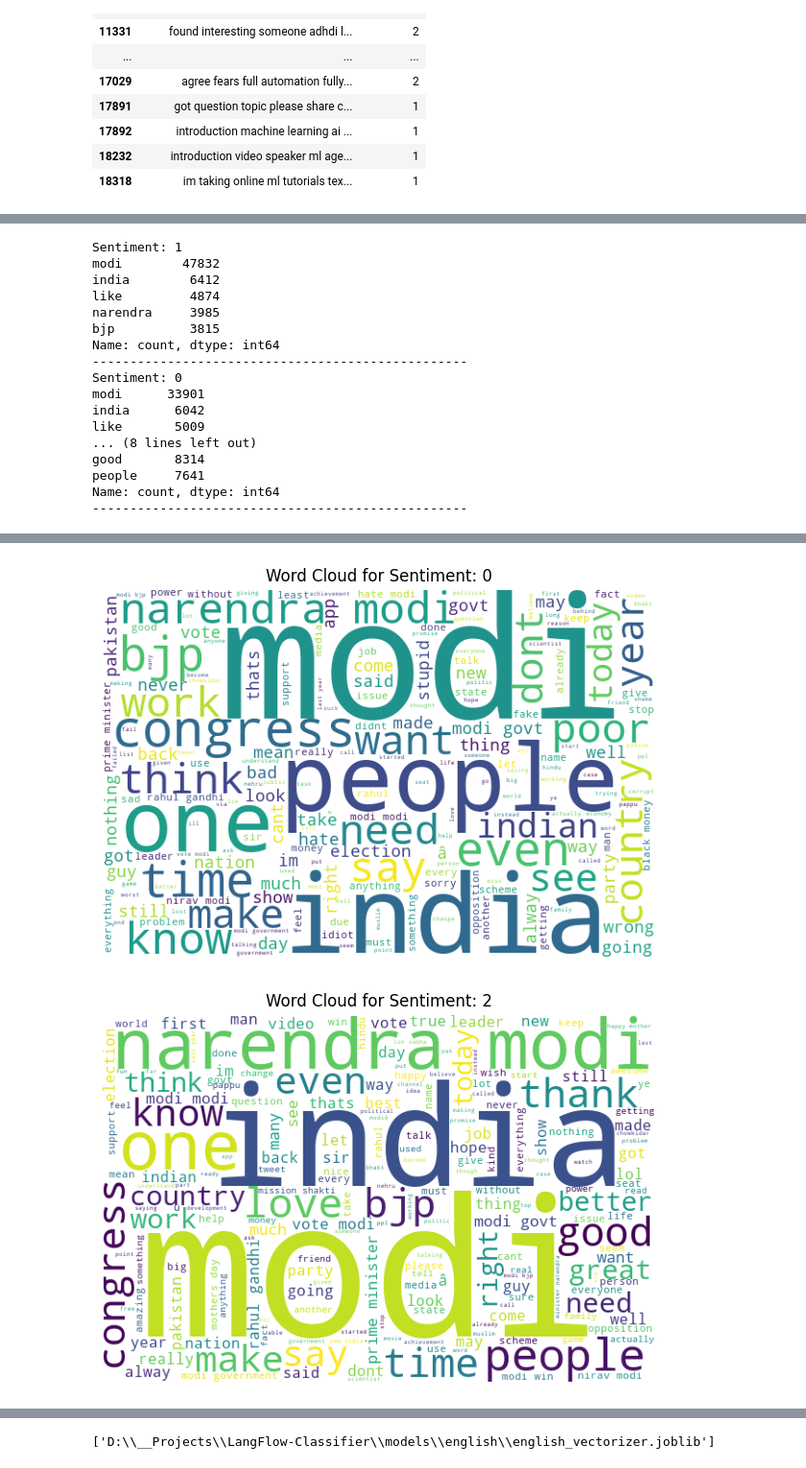
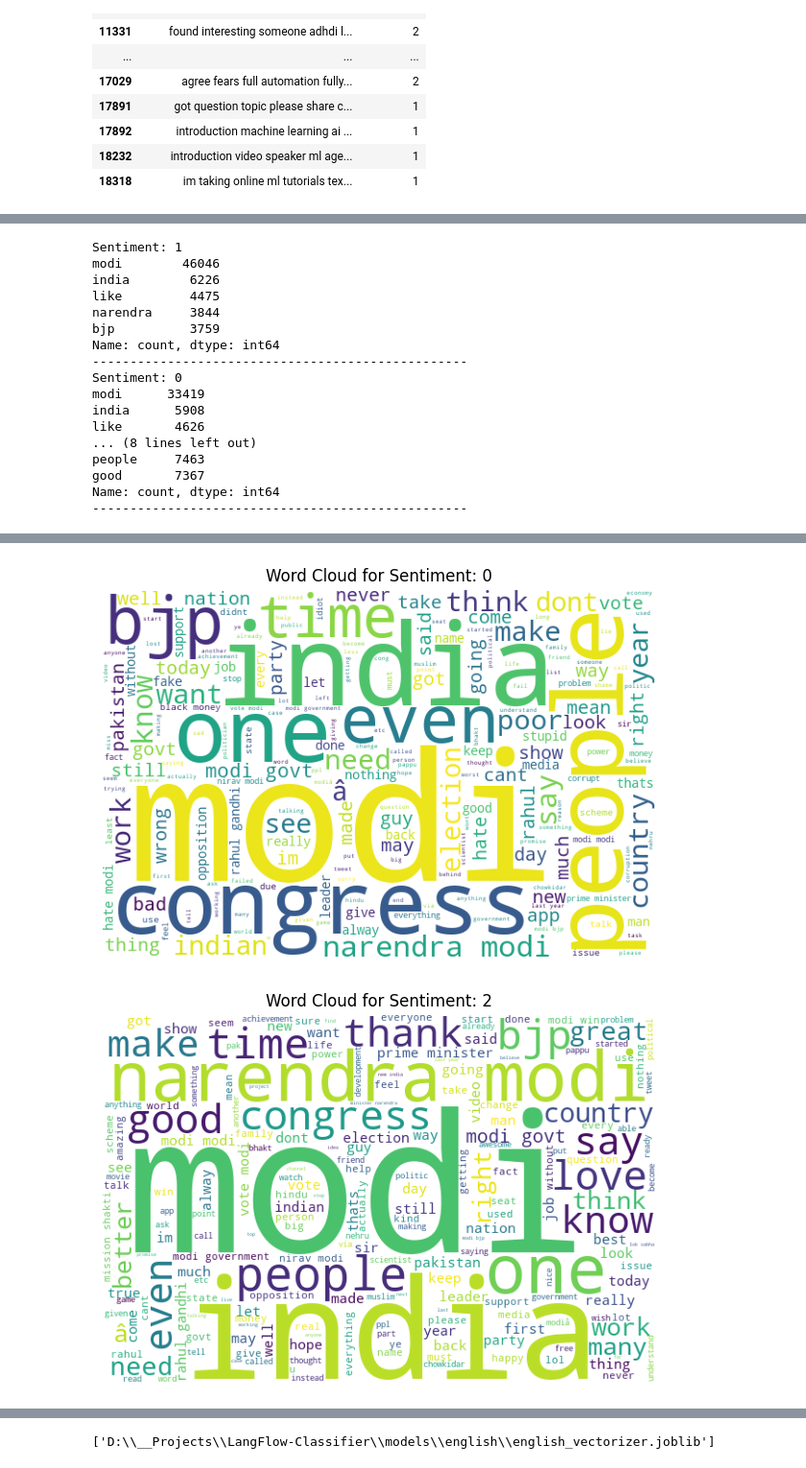
Before and after one commit to abdelwahab798/LangFlow-Classifier, a Jupyter notebook: expierment/english.ipynb, the cells around one changed output, grey strips where cells are left out. Shown at 96% size. Drawn from its saved outputs; the diff is of its cells as text; code cells hidden in the pictures.

Commit message:
lang classifier is done

```diff
--- a/expierment/english.ipynb
+++ b/expierment/english.ipynb
@@ -3,4 +3,4 @@ import pandas as pd
 import seaborn as sns
 import matplotlib.pyplot as plt
 # %%
-df=pd.read_csv(r"D:\__Projects\LangFlow-Classifier\Data\English\sentiment_data.csv")
+df=pd.read_csv(r"D:\__Projects\LangFlow-Classifier\Data\English\original\sentiment_data.csv")
@@ -47,6 +67,7 @@ df.duplicated().sum()
 26809
 # %%
 df.dropna(inplace=True)
+df.drop_duplicates(inplace=True)
 # %%
 print(df["Comment"].str.len().describe())
 sns.displot(df["Comment"].str.len())
@@ -120,5 +141,4 @@ def clean_text(text):
     text= re.sub(r'[^\w\s]', '', text)
     text=' '.join(word for word in text.split() if word not in stop_words)
     return text
+df["text"]=df["Comment"].apply(clean_text)
-# %%
-df["Cleaned_Comment"]=df["Comment"].apply(clean_text)
@@ -148,32 +164,32 @@ nz retailers don’t even contactless credit card machines like paywave support
 def commom_word_per_label(df):
     for l in df["Sentiment"].unique():
         print(f"Sentiment: {l}")
-        common_words = df[df["Sentiment"]==l]["Cleaned_Comment"].str.split(expand=True).stack().value_counts().head(5)
+        common_words = df[df["Sentiment"]==l]["text"].str.split(expand=True).stack().value_counts().head(5)
         print(common_words)
         print("-" * 50)
 commom_word_per_label(df)
 # %% [output]
 Sentiment: 1
-modi        47832
-india        6412
-like         4874
-narendra     3985
-bjp          3815
+modi        46046
+india        6226
+like         4475
+narendra     3844
+bjp          3759
 Name: count, dtype: int64
 --------------------------------------------------
 Sentiment: 0
-modi      33901
-india      6042
-like       5009
+modi      33419
+india      5908
+like       4626
 ... (8 lines left out)
-good       8314
-people     7641
+people     7463
+good       7367
 Name: count, dtype: int64
 --------------------------------------------------
 # %%
 from wordcloud import WordCloud
 for l in df["Sentiment"].unique():
-    text = ' '.join(df[df["Sentiment"]==l]["Cleaned_Comment"])
+    text = ' '.join(df[df["Sentiment"]==l]["text"])
     wordcloud = WordCloud(width=600, height=400, background_color='white').generate(text)
     plt.figure(figsize=(10, 5))
     plt.imshow(wordcloud)
@@ -185,5 +201,5 @@ for l in df["Sentiment"].unique():
-[figure, old version]
+[figure, new version]
-[figure, old version]
+[figure, new version]
 # %%
 from sklearn.model_selection import train_test_split
 from sklearn.feature_extraction.text import TfidfVectorizer
```
Also changed, not shown: parts of 11 cells of this notebook, 9 other files.
